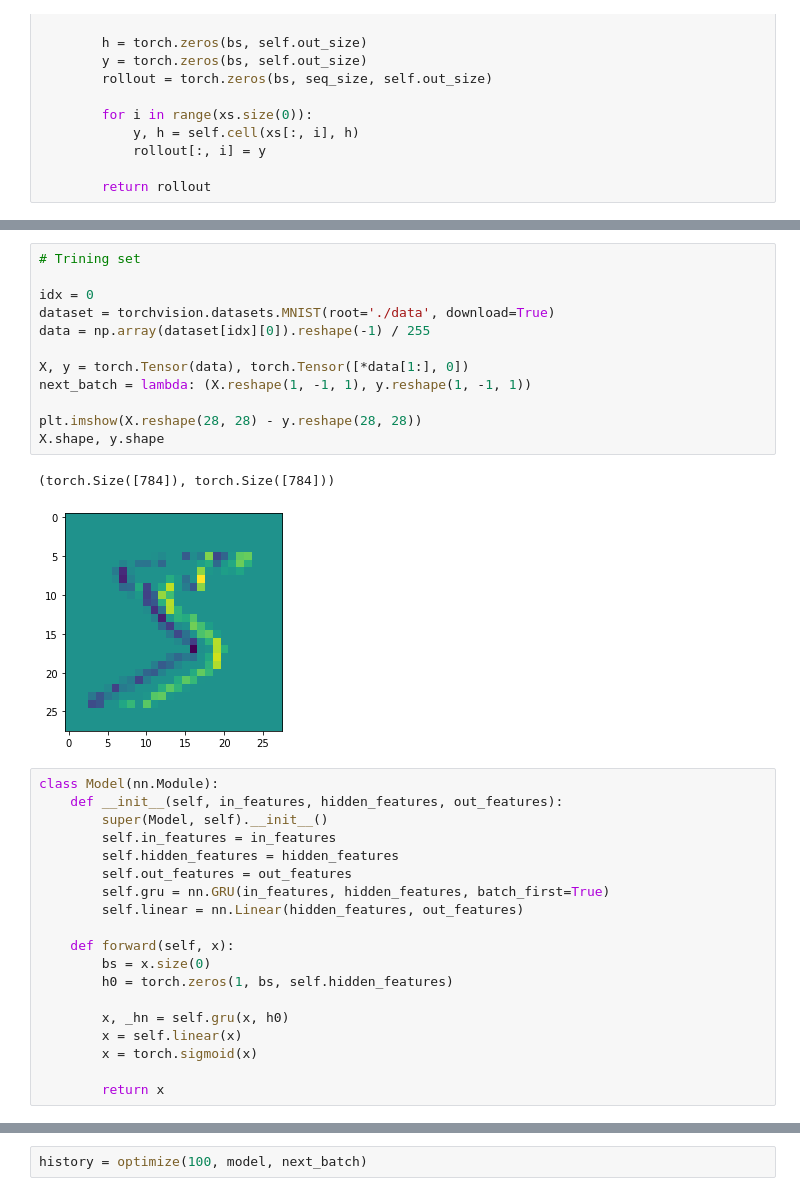
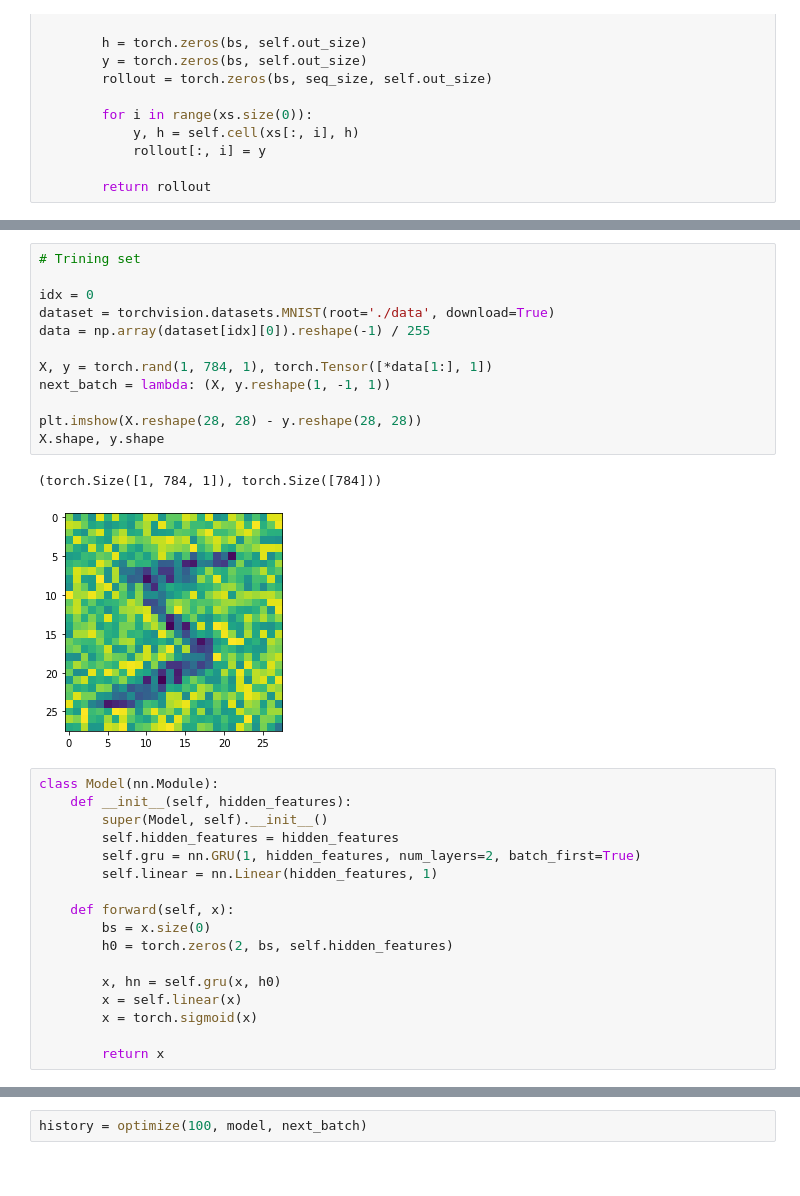
Before and after one commit to ichko/differentiable-simulation, a Jupyter notebook: notebooks/05-torch-rnn.ipynb, the cells around one changed output, grey strips where cells are left out. Cells and saved outputs as stored; diff of their text form.

```diff
--- a/notebooks/05-torch-rnn.ipynb
+++ b/notebooks/05-torch-rnn.ipynb
@@ -85,33 +86,31 @@ torch.Size([8, 12, 20])
 # %%
 # Trining set
 
 idx = 0
 dataset = torchvision.datasets.MNIST(root='./data', download=True)
 data = np.array(dataset[idx][0]).reshape(-1) / 255
 
-X, y = torch.Tensor(data), torch.Tensor([*data[1:], 0])
-next_batch = lambda: (X.reshape(1, -1, 1), y.reshape(1, -1, 1))
+X, y = torch.rand(1, 784, 1), torch.Tensor([*data[1:], 1])
+next_batch = lambda: (X, y.reshape(1, -1, 1))
 
 plt.imshow(X.reshape(28, 28) - y.reshape(28, 28))
 X.shape, y.shape
 # %% [output]
-(torch.Size([784]), torch.Size([784]))
+(torch.Size([1, 784, 1]), torch.Size([784]))
-[figure, old version]
+[figure, new version]
 # %%
 class Model(nn.Module):
-    def __init__(self, in_features, hidden_features, out_features):
+    def __init__(self, hidden_features):
         super(Model, self).__init__()
-        self.in_features = in_features
         self.hidden_features = hidden_features
-        self.out_features = out_features
-        self.gru = nn.GRU(in_features, hidden_features, batch_first=True)
-        self.linear = nn.Linear(hidden_features, out_features)
+        self.gru = nn.GRU(1, hidden_features, num_layers=2, batch_first=True)
+        self.linear = nn.Linear(hidden_features, 1)
 
     def forward(self, x):
         bs = x.size(0)
-        h0 = torch.zeros(1, bs, self.hidden_features)
+        h0 = torch.zeros(2, bs, self.hidden_features)
 
-        x, _hn = self.gru(x, h0)
+        x, hn = self.gru(x, h0)
         x = self.linear(x)
         x = torch.sigmoid(x)
 
```
Also changed, not shown: parts of 8 cells of this notebook.
